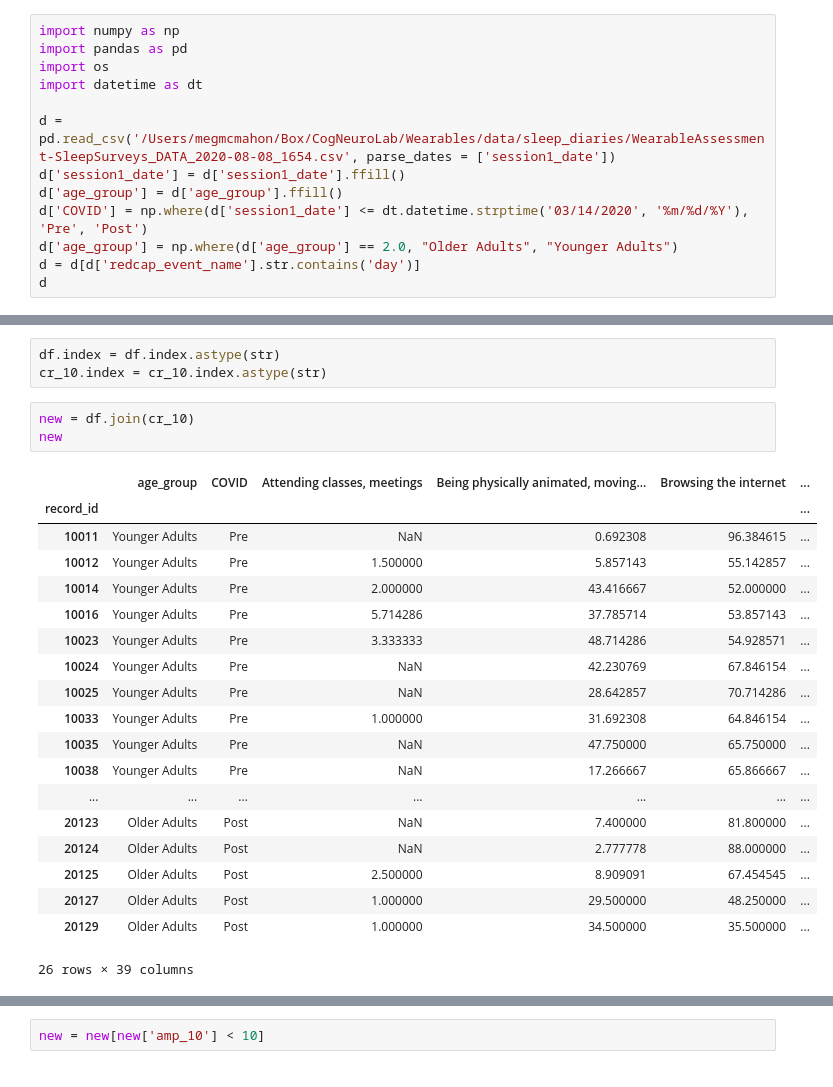
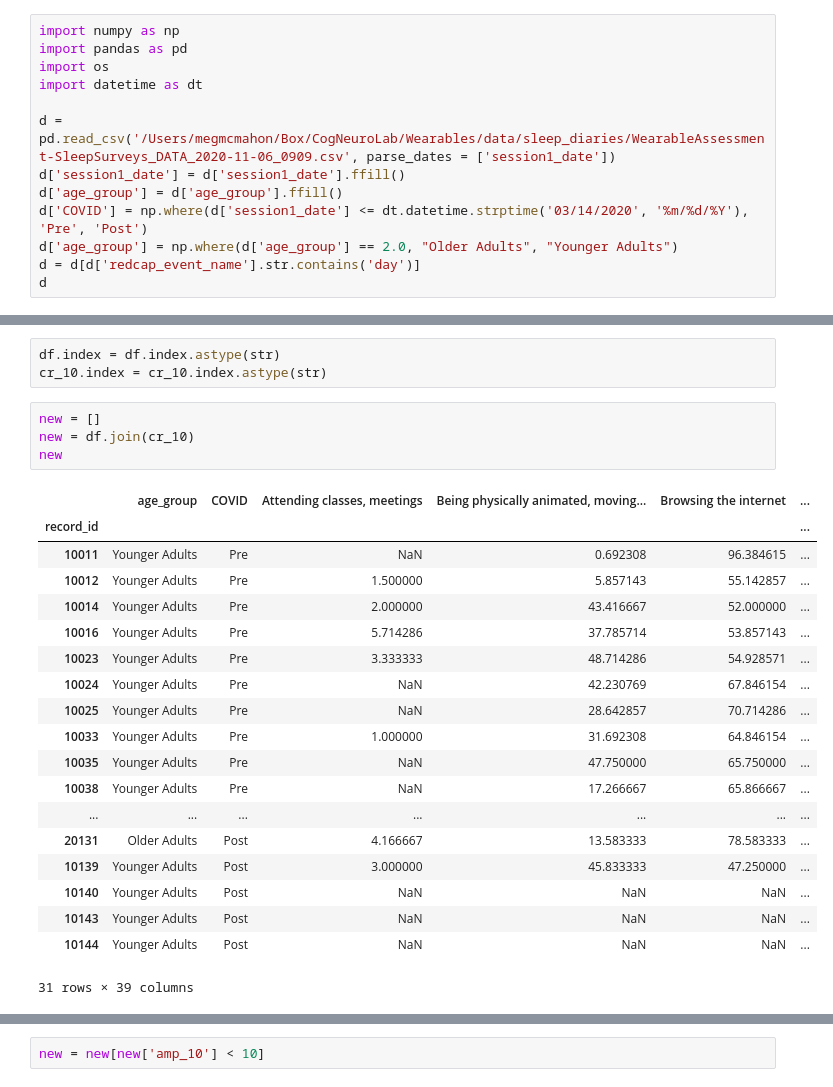
Before and after one commit to UTCogNeuroLab/wearables, a Jupyter notebook: notebooks/Sleep Diary Analysis.ipynb, the cells around one changed output, grey strips where cells are left out. Saved outputs shown, nothing was run; the diff lists cells and outputs as text.

```diff
--- a/notebooks/Sleep Diary Analysis.ipynb
+++ b/notebooks/Sleep Diary Analysis.ipynb
@@ -6,7 +6,7 @@ import pandas as pd
 import os
 import datetime as dt
 
-d = pd.read_csv('/Users/megmcmahon/Box/CogNeuroLab/Wearables/data/sleep_diaries/WearableAssessment-SleepSurveys_DATA_2020-08-08_1654.csv', parse_dates = ['session1_date'])
+d = pd.read_csv('/Users/megmcmahon/Box/CogNeuroLab/Wearables/data/sleep_diaries/WearableAssessment-SleepSurveys_DATA_2020-11-06_0909.csv', parse_dates = ['session1_date'])
 d['session1_date'] = d['session1_date'].ffill()
 d['age_group'] = d['age_group'].ffill()
 d['COVID'] = np.where(d['session1_date'] <= dt.datetime.strptime('03/14/2020', '%m/%d/%Y'), 'Pre', 'Post')
@@ -214,28 +217,29 @@ df = df.set_index('record_id')
 df.index = df.index.astype(str)
 cr_10.index = cr_10.index.astype(str)
 # %%
+new = []
 new = df.join(cr_10)
 new
 # %% [output]
 |  | age_group | COVID | Attending classes, meetings | Being physically animated, moving... | Browsing the internet | ... |
 | record_id |  |  |  |  |  | ... |
 | 10011 | Younger Adults | Pre | NaN | 0.692308 | 96.384615 | ... |
 | 10012 | Younger Adults | Pre | 1.500000 | 5.857143 | 55.142857 | ... |
 | 10014 | Younger Adults | Pre | 2.000000 | 43.416667 | 52.000000 | ... |
 | 10016 | Younger Adults | Pre | 5.714286 | 37.785714 | 53.857143 | ... |
 | 10023 | Younger Adults | Pre | 3.333333 | 48.714286 | 54.928571 | ... |
 | 10024 | Younger Adults | Pre | NaN | 42.230769 | 67.846154 | ... |
 | 10025 | Younger Adults | Pre | NaN | 28.642857 | 70.714286 | ... |
 | 10033 | Younger Adults | Pre | 1.000000 | 31.692308 | 64.846154 | ... |
 | 10035 | Younger Adults | Pre | NaN | 47.750000 | 65.750000 | ... |
 | 10038 | Younger Adults | Pre | NaN | 17.266667 | 65.866667 | ... |
 | ... | ... | ... | ... | ... | ... | ... |
-| 20123 | Older Adults | Post | NaN | 7.400000 | 81.800000 | ... |
-| 20124 | Older Adults | Post | NaN | 2.777778 | 88.000000 | ... |
-| 20125 | Older Adults | Post | 2.500000 | 8.909091 | 67.454545 | ... |
-| 20127 | Older Adults | Post | 1.000000 | 29.500000 | 48.250000 | ... |
-| 20129 | Older Adults | Post | 1.000000 | 34.500000 | 35.500000 | ... |
+| 20131 | Older Adults | Post | 4.166667 | 13.583333 | 78.583333 | ... |
+| 10139 | Younger Adults | Post | 3.000000 | 45.833333 | 47.250000 | ... |
+| 10140 | Younger Adults | Post | NaN | NaN | NaN | ... |
+| 10143 | Younger Adults | Post | NaN | NaN | NaN | ... |
+| 10144 | Younger Adults | Post | NaN | NaN | NaN | ... |
-26 rows × 39 columns
+31 rows × 39 columns
 # %%
 new['age_group'] = new['age_group'].astype('category')
 new['age_group']= new['age_group'].cat.set_categories(["Younger Adults", "Older Adults"], ordered = True)
```
Also changed, not shown: parts of 15 cells of this notebook, 2 other files.
